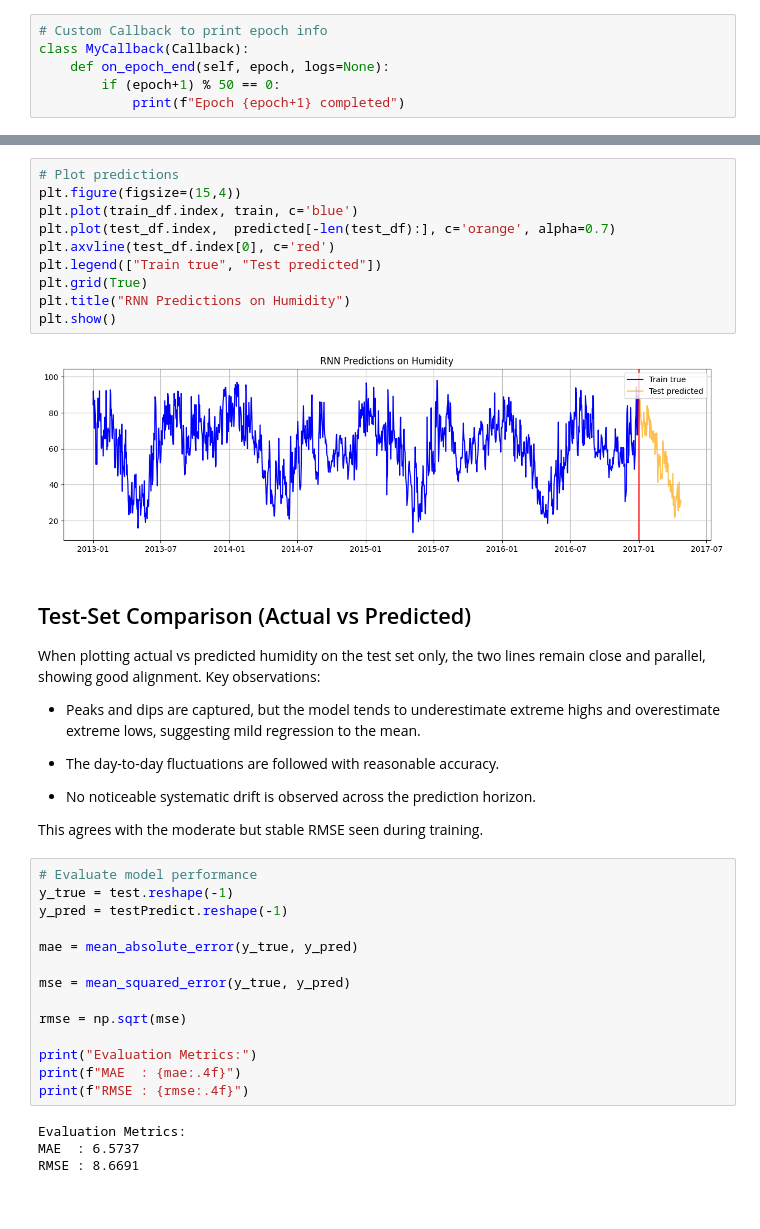
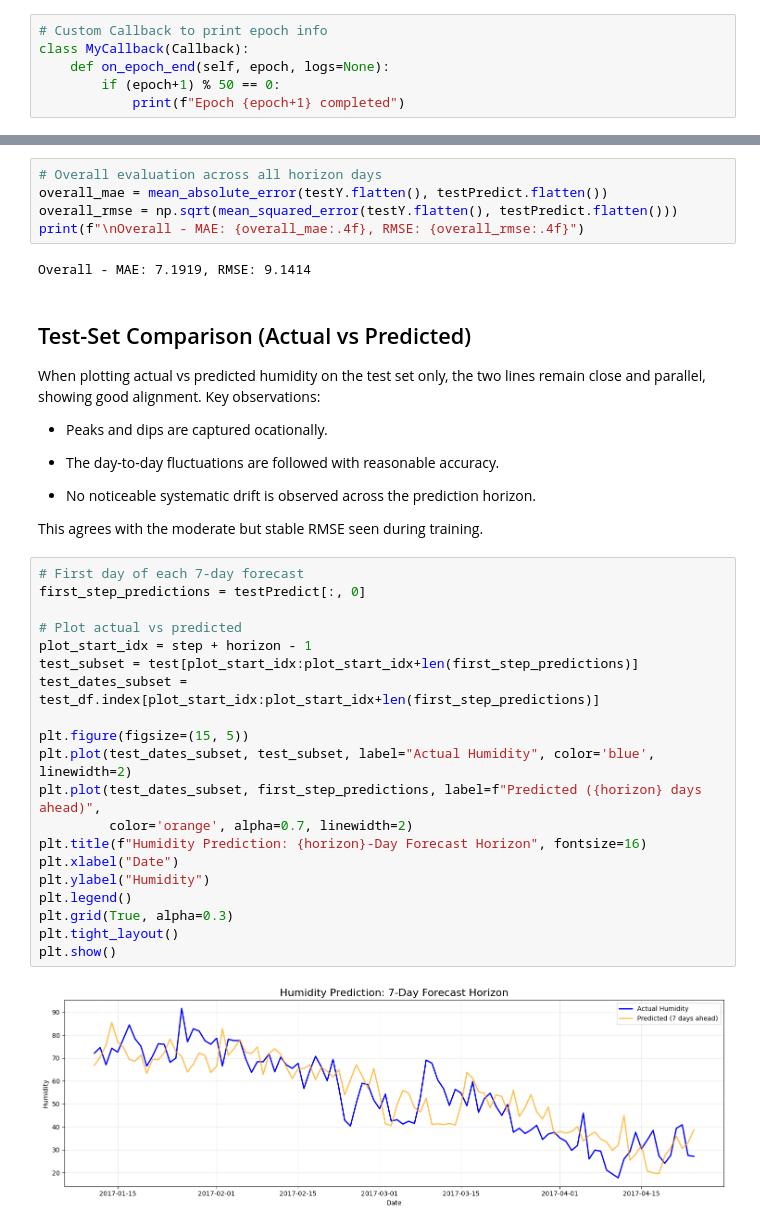
Before and after one commit to AntoniooOliva/Climate-A2, a Jupyter notebook: RNN.ipynb, the cells around one changed output, grey strips where cells are left out. Cells and saved outputs as stored; diff of their text form.

```diff
--- a/RNN.ipynb
+++ b/RNN.ipynb
@@ -194,21 +202,16 @@ predicted = np.concatenate((trainPredict, testPredict))
 # %%
-# Plot predictions
-plt.figure(figsize=(15,4))
-plt.plot(train_df.index, train, c='blue')
-plt.plot(test_df.index,  predicted[-len(test_df):], c='orange', alpha=0.7)
-plt.axvline(test_df.index[0], c='red')
-plt.legend(["Train true", "Test predicted"])
-plt.grid(True)
-plt.title("RNN Predictions on Humidity")
-plt.show()
+# Overall evaluation across all horizon days
+overall_mae = mean_absolute_error(testY.flatten(), testPredict.flatten())
+overall_rmse = np.sqrt(mean_squared_error(testY.flatten(), testPredict.flatten()))
+print(f"\nOverall - MAE: {overall_mae:.4f}, RMSE: {overall_rmse:.4f}")
 # %% [output]
-[figure, removed]
+Overall - MAE: 7.1919, RMSE: 9.1414
 # %% [markdown]
 ## Test-Set Comparison (Actual vs Predicted)
 When plotting actual vs predicted humidity on the test set only, the two lines remain close and parallel, showing good alignment.
 Key observations:
 
-- Peaks and dips are captured, but the model tends to underestimate extreme highs and overestimate extreme lows, suggesting mild regression to the mean.
+- Peaks and dips are captured ocationally.
 
 - The day-to-day fluctuations are followed with reasonable accuracy.
 
@@ -216,20 +219,24 @@ Key observations:
 
 This agrees with the moderate but stable RMSE seen during training.
 # %%
-# Evaluate model performance
-y_true = test.reshape(-1)
-y_pred = testPredict.reshape(-1)
+# First day of each 7-day forecast
+first_step_predictions = testPredict[:, 0]
 
-mae = mean_absolute_error(y_true, y_pred)
+# Plot actual vs predicted
+plot_start_idx = step + horizon - 1
+test_subset = test[plot_start_idx:plot_start_idx+len(first_step_predictions)]
+test_dates_subset = test_df.index[plot_start_idx:plot_start_idx+len(first_step_predictions)]
 
-mse = mean_squared_error(y_true, y_pred)
-
-rmse = np.sqrt(mse)
-
-print("Evaluation Metrics:")
-print(f"MAE  : {mae:.4f}")
-print(f"RMSE : {rmse:.4f}")
+plt.figure(figsize=(15, 5))
+plt.plot(test_dates_subset, test_subset, label="Actual Humidity", color='blue', linewidth=2)
+plt.plot(test_dates_subset, first_step_predictions, label=f"Predicted ({horizon} days ahead)",
+         color='orange', alpha=0.7, linewidth=2)
+plt.title(f"Humidity Prediction: {horizon}-Day Forecast Horizon", fontsize=16)
+plt.xlabel("Date")
+plt.ylabel("Humidity")
+plt.legend()
+plt.grid(True, alpha=0.3)
+plt.tight_layout()
+plt.show()
 # %% [output]
-Evaluation Metrics:
-MAE  : 6.5737
-RMSE : 8.6691
+[figure, added]
```
Also changed, not shown: parts of 15 cells of this notebook, 1 other file.
